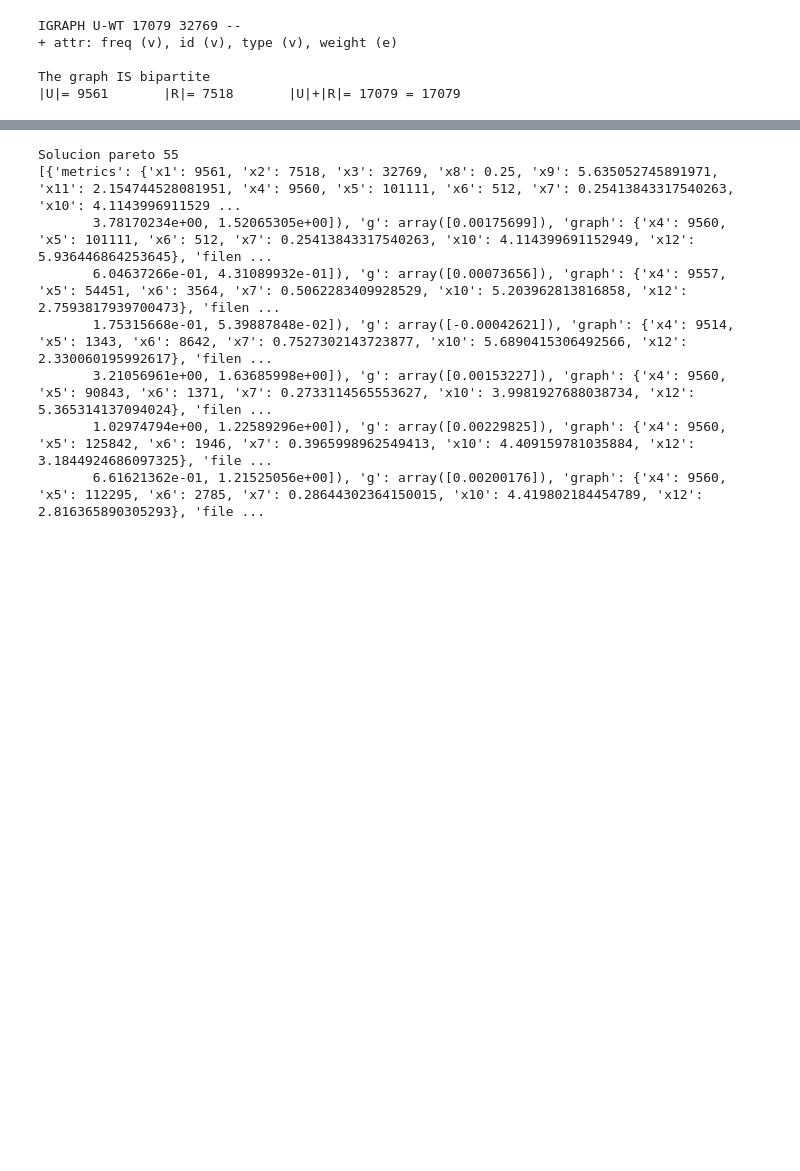
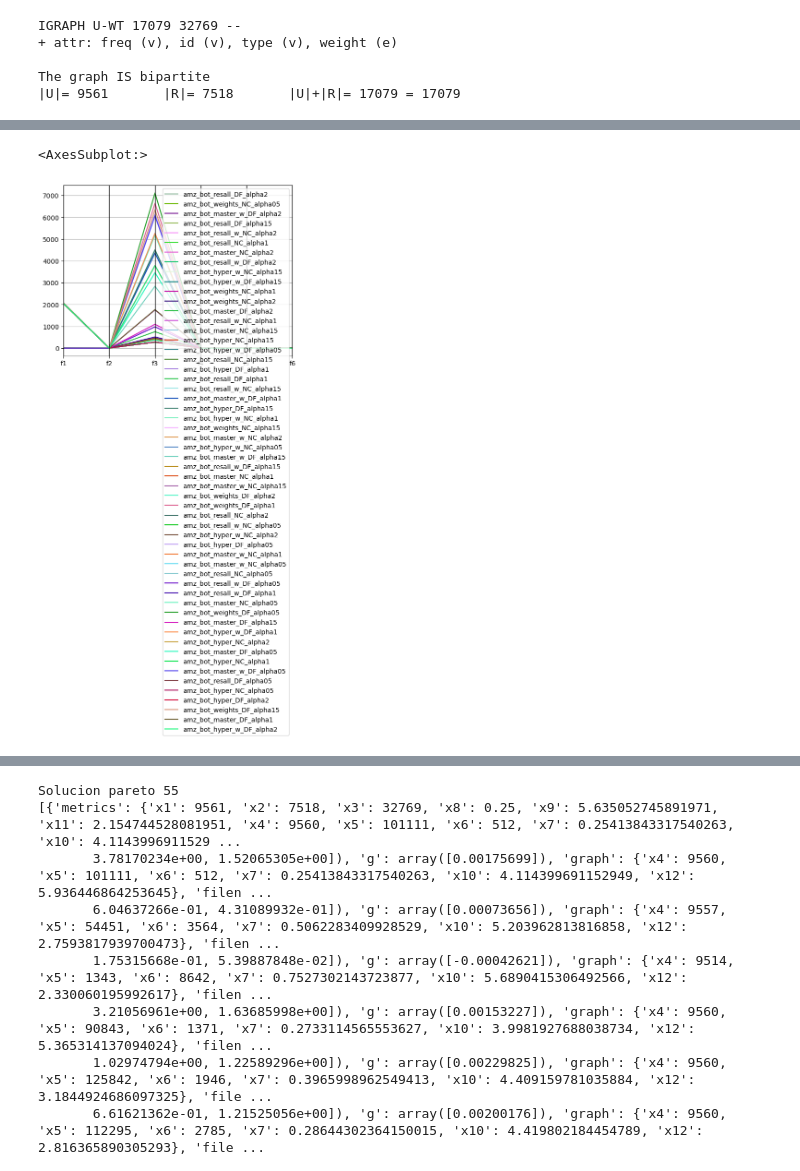
Before and after one commit to diazmx/phd-thesis-lab, a Jupyter notebook: 13-paper-modelling/BipMetrics.ipynb, the cells around one changed output, grey strips where cells are left out. Drawn from its saved outputs; the diff is of its cells as text; code cells hidden in the pictures; blank space fills up the shorter version.

```diff
--- a/13-paper-modelling/BipMetrics.ipynb
+++ b/13-paper-modelling/BipMetrics.ipynb
@@ -295,3 +340,8 @@ Soluciones factibles: 48
+# %%
+pd.plotting.parallel_coordinates(final_DF, 'name')
+# %% [output]
+<AxesSubplot:>
+[figure, added]
 # %%
 all_fronts = pareto_rank_all(solutions)
 
```
Also changed, not shown: parts of 13 cells of this notebook, 3 other files.
